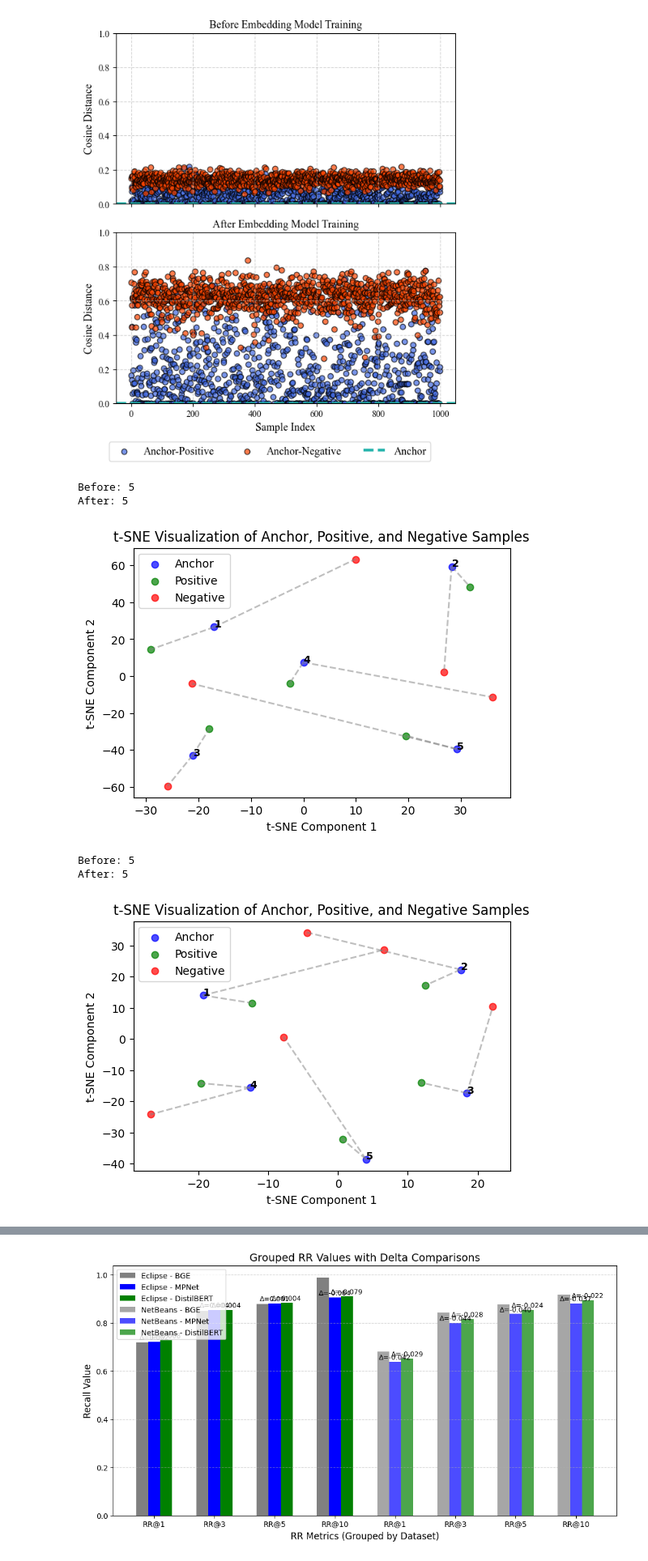
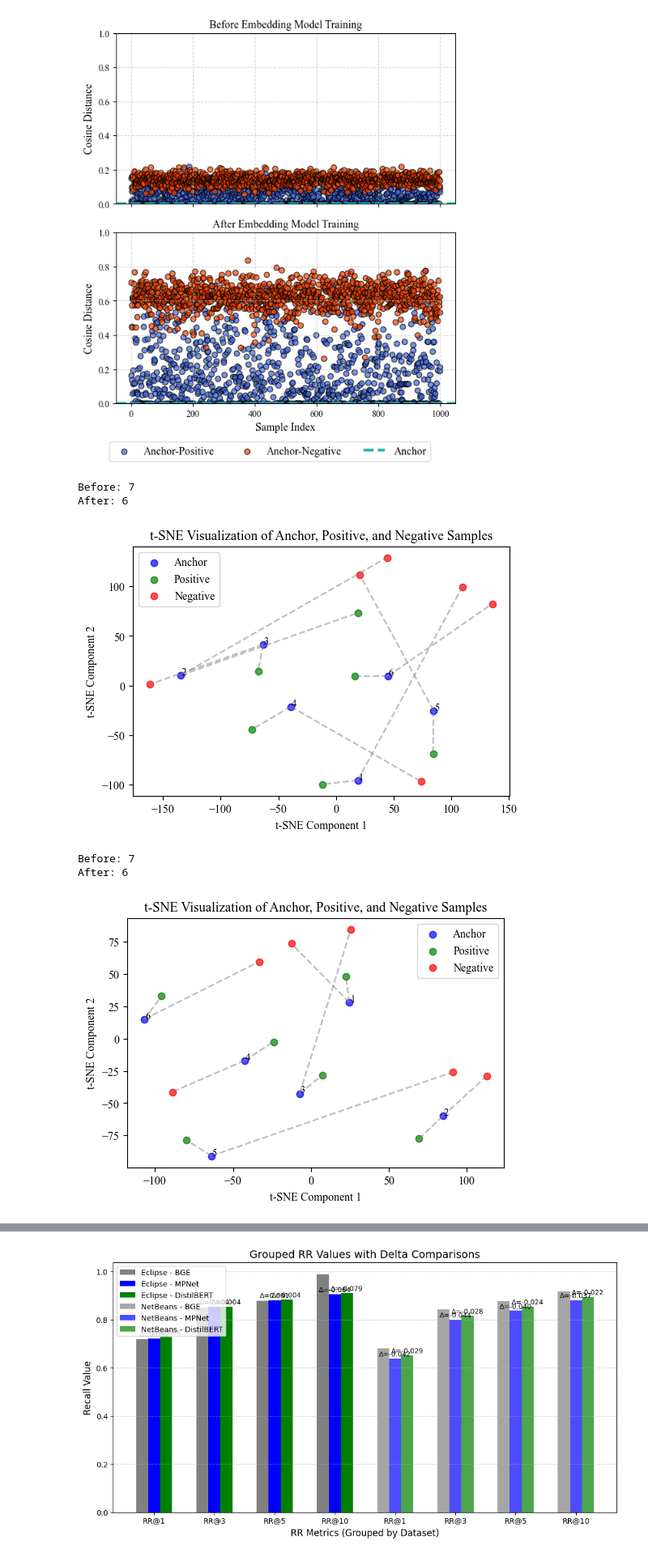
Before and after one commit to afifaniks/dedupt, a Jupyter notebook: src/visualize.ipynb, the cells around one changed output, grey strips where cells are left out. Shown at 81% size. Saved outputs shown, nothing was run; the diff lists cells and outputs as text; code cells hidden in the pictures.

```diff
--- a/src/visualize.ipynb
+++ b/src/visualize.ipynb
@@ -259,8 +259,8 @@ def generate_tsne_plot(test_dataset, model, num_samples=10, random_seed=42):
     anchor_indices = np.where(labels == 0)[0]  # Indices of anchor points
     for i, idx in enumerate(anchor_indices):  # Sequential numbering for anchors only
         plt.text(
-            tsne_results[idx, 0],
-            tsne_results[idx, 1],
+            tsne_results[idx, 0] + 0.5,
+            tsne_results[idx, 1] + 0.5,
             str(i + 1),  # Start numbering from 1
             fontsize=9,
             color="black",
@@ -271,20 +271,23 @@ def generate_tsne_plot(test_dataset, model, num_samples=10, random_seed=42):
     plt.xlabel("t-SNE Component 1")
     plt.ylabel("t-SNE Component 2")
     plt.legend()
-    plt.savefig("tsne_plot_with_connections.png")
+    plt.savefig("tsne_plot_with_connections_2.png")
     plt.show()
 # %%
-n_s = 5
-seed = 2252
-generate_tsne_plot(test_dataset, model, num_samples=n_s, random_seed=seed)
+# n_s = 5
+# seed = 2252
+
+n_s = 7
+seed = 999999
+generate_tsne_plot(test_dataset, model_before, num_samples=n_s, random_seed=seed)
 generate_tsne_plot(test_dataset, model_after, num_samples=n_s, random_seed=seed)
 # %% [output]
-Before: 5
-After: 5
+Before: 7
+After: 6
-[figure, old version]
+[figure, new version]
-Before: 5
-After: 5
+Before: 7
+After: 6
-[figure, old version]
+[figure, new version]
 # %%
 generate_tsne_plot(test_dataset, model, num_samples=n_s, random_seed=seed)
 generate_tsne_plot(test_dataset, model_after, num_samples=n_s, random_seed=seed)
```
Also changed, not shown: parts of 4 cells of this notebook.
